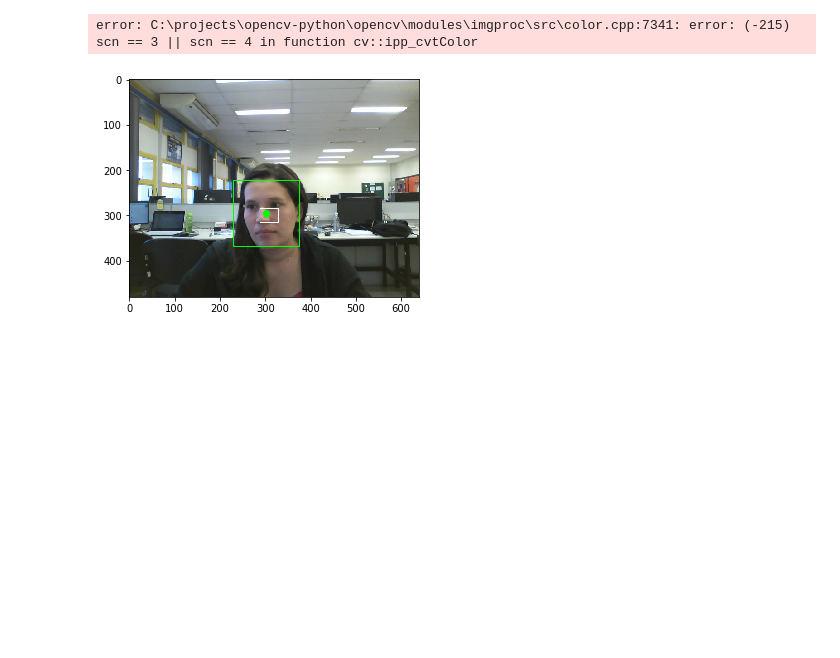
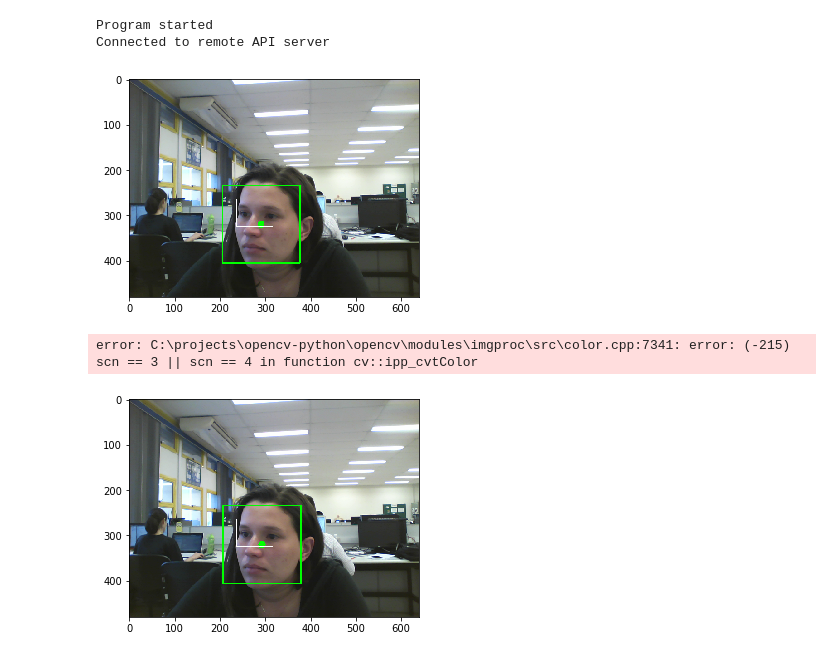
Before and after one commit to ocean1211/SmileFace, a Jupyter notebook: dev/SmileFace_052917_JoyFaceWebCam.ipynb, the cells around one changed output. Cells and saved outputs as stored; diff of their text form; code cells hidden in the pictures; blank space fills up the shorter version.

```diff
--- a/dev/SmileFace_052917_JoyFaceWebCam.ipynb
+++ b/dev/SmileFace_052917_JoyFaceWebCam.ipynb
@@ -1,3 +1,27 @@
+# %%
+
+try:
+    import vrep
+except:
+    print ('--------------------------------------------------------------')
+    print ('"vrep.py" could not be imported. This means very probably that')
+    print ('either "vrep.py" or the remoteApi library could not be found.')
+    print ('Make sure both are in the same folder as this file,')
+    print ('or appropriately adjust the file "vrep.py"')
+    print ('--------------------------------------------------------------')
+    print ('')
+
+print ('Program started')
+vrep.simxFinish(-1) # just in case, close all opened connections
+clientID=vrep.simxStart('127.0.0.1',19997,True,True,5000,5) # Connect to V-REP
+if clientID!=-1:
+    print ('Connected to remote API server')
+    vrep.simxStartSimulation(clientID,vrep.simx_opmode_oneshot)
+    res,leftHandle=vrep.simxGetObjectHandle(clientID,'leftM',vrep.simx_opmode_blocking)
+    res,rightHandle=vrep.simxGetObjectHandle(clientID,'rightM',vrep.simx_opmode_blocking)
+# %% [output]
+Program started
+Connected to remote API server
 # %%
 %matplotlib inline
 
@@ -21,7 +46,7 @@ def count_item(classifier):
 def put_msg(msg,frame):
     font = cv2.FONT_HERSHEY_SIMPLEX
     color = (0,0,255)
-    cv2.putText(frame,msg,(30,30), font, 1,(255,255,255),2)
+    cv2.putText(frame,msg,(10,10), font, 1,(255,255,255),2)
 
 def set_nose_point(x,y,w,h,frame):
     #Marca ponto no nariz
@@ -32,28 +57,27 @@ def set_nose_point(x,y,w,h,frame):
 
 def set_direction(x,y,ax,ay,stop):
     if(stop == True):
-        print "STOP"
+        return "STOP"
     else:
-        if y < ay-precision_v: print "UP"
-        elif y > ay+precision_v: print "DOWN"
-        elif x < ax-precision_h: print "LEFT"
-        elif x > ax+precision_h: print "RIGHT"
+        if y < ay-precision_v: return "UP"
+        elif y > ay+precision_v: return "DOWN"
+        elif x < ax-precision_h: return "LEFT"
+        elif x > ax+precision_h: return "RIGHT"
 # %%
 #Variaveis de controle e configuracao
 calc_average = True
 count_face = 0
 average_x = 0
 average_y = 0
-precision_h = 20
-precision_v = 15
+precision_h = 40
+precision_v = 30
 sp=0
-
+send_command = "STOP"
+velocity = 0.2
 vc = cv2.VideoCapture(0)
 
 if vc.isOpened(): # try to get the first frame
     is_capturing, frame = vc.read()
-
-
     webcam_preview = plt.imshow(frame)
 else:
     is_capturing = False
@@ -105,36 +129,50 @@ while is_capturing:
                 average_x += (x+(w/2))
                 average_y += (y+(h/2))
                 progress = (count_face/60.0) * 100
 
 
-                if count_face==20:
+                if count_face==3:
                     average_x /= count_face
                     average_y /= count_face
 
                     calc_average = False
             else:
 
                 face_x = (x+(w/2))
                 face_y = (y+(h/2))
                 flag_save = True
 
 
                 #Cria quadrado em volta do nariz
                 cv2.rectangle(frame, (average_x-precision_h,average_y-precision_v),
                                          (average_x+precision_h,average_y+precision_v), (255,255,255))
 
-                #Verifica a direcao do movimento do rosto
-                set_direction(face_x,face_y,average_x,average_y,stop)
+
+                send_command = set_direction(face_x,face_y,average_x,average_y,stop)
+
+
+
+                if(send_command == "UP"):
+                    vrep.simxSetJointTargetVelocity(clientID,leftHandle,velocity,vrep.simx_opmode_oneshot)
+                    vrep.simxSetJointTargetVelocity(clientID,rightHandle,velocity,vrep.simx_opmode_oneshot)
+                if(send_command == "LEFT"):
+                    vrep.simxSetJointTargetVelocity(clientID,leftHandle,velocity,vrep.simx_opmode_oneshot)
+                if(send_command == "RIGHT"):
+                    vrep.simxSetJointTargetVelocity(clientID,rightHandle,velocity,vrep.simx_opmode_oneshot)
+                if(send_command == "STOP"):
+                    vrep.simxSetJointTargetVelocity(clientID,rightHandle,0,vrep.simx_opmode_oneshot)
+                    vrep.simxSetJointTargetVelocity(clientID,leftHandle,0,vrep.simx_opmode_oneshot)
 
         webcam_preview.set_data(frame)
         plt.draw()
 
         display.clear_output(wait=True)
         display.display(plt.gcf())
 
-        plt.pause(0.1)    # the pause time is = 1 / framerate
+        #plt.pause(0.1)    # the pause time is = 1 / framerate
     except KeyboardInterrupt:
         vc.release()
 # %% [output]
+[figure, new version]
 error: C:\projects\opencv-python\opencv\modules\imgproc\src\color.cpp:7341: error: (-215) scn == 3 || scn == 4 in function cv::ipp_cvtColor
-[figure, old version]
+[figure, added]
```
Also changed, not shown: parts of 1 cell of this notebook, 4 other files.
